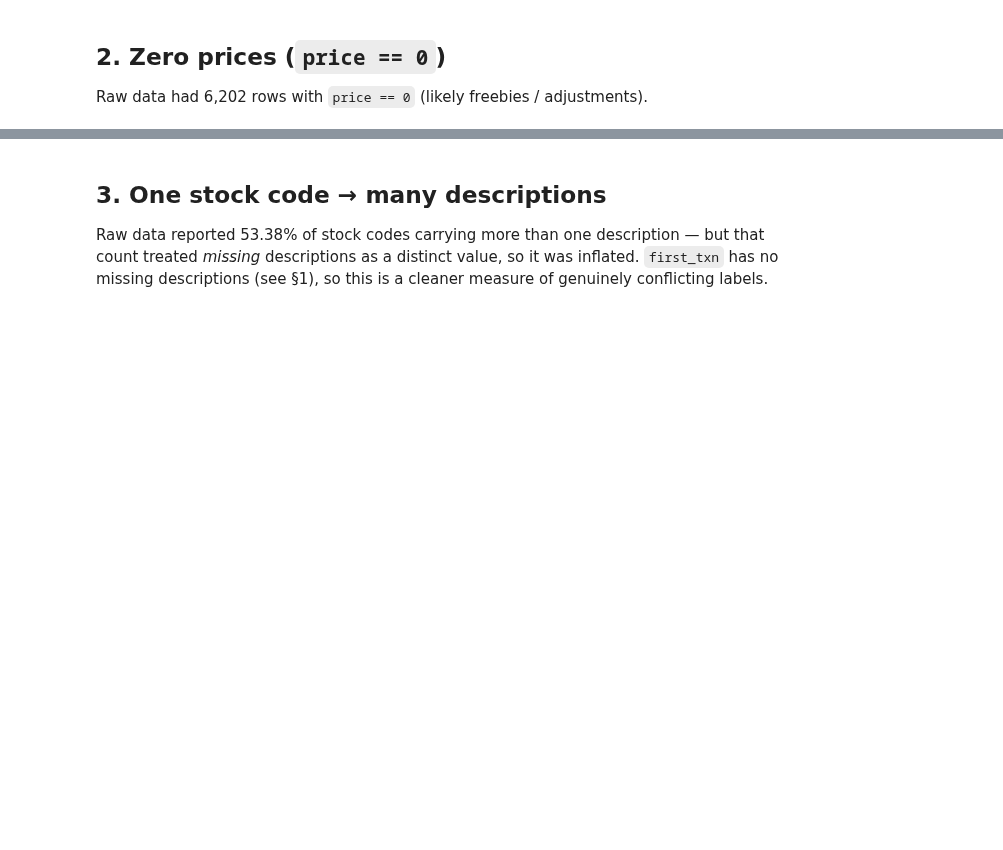
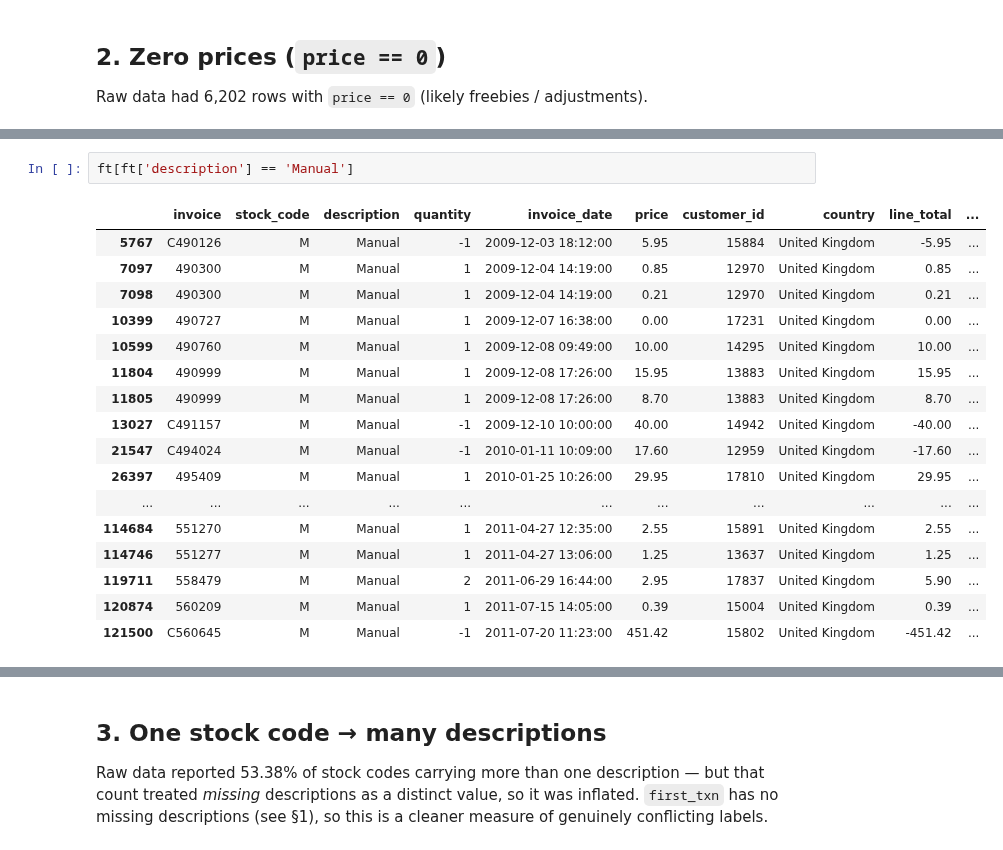
Before and after one commit to Lazr-Galstyan/testing_autoresearch, a Jupyter notebook: notebooks/02_data_quality_first_txn.ipynb, the cells around one changed output, grey strips where cells are left out. Cells and saved outputs as stored; diff of their text form; blank space fills up the shorter version.

```diff
--- a/notebooks/02_data_quality_first_txn.ipynb
+++ b/notebooks/02_data_quality_first_txn.ipynb
@@ -59,0 +81,20 @@ price == 0 rows : 7 (0.01%)  across 7 invoices   [raw: 6,202 rows]
+# %%
+ft[ft['description'] == 'Manual']
+# %% [output]
+|  | invoice | stock_code | description | quantity | invoice_date | price | customer_id | country | line_total | ... |
+| 5767 | C490126 | M | Manual | -1 | 2009-12-03 18:12:00 | 5.95 | 15884 | United Kingdom | -5.95 | ... |
+| 7097 | 490300 | M | Manual | 1 | 2009-12-04 14:19:00 | 0.85 | 12970 | United Kingdom | 0.85 | ... |
+| 7098 | 490300 | M | Manual | 1 | 2009-12-04 14:19:00 | 0.21 | 12970 | United Kingdom | 0.21 | ... |
+| 10399 | 490727 | M | Manual | 1 | 2009-12-07 16:38:00 | 0.00 | 17231 | United Kingdom | 0.00 | ... |
+| 10599 | 490760 | M | Manual | 1 | 2009-12-08 09:49:00 | 10.00 | 14295 | United Kingdom | 10.00 | ... |
+| 11804 | 490999 | M | Manual | 1 | 2009-12-08 17:26:00 | 15.95 | 13883 | United Kingdom | 15.95 | ... |
+| 11805 | 490999 | M | Manual | 1 | 2009-12-08 17:26:00 | 8.70 | 13883 | United Kingdom | 8.70 | ... |
+| 13027 | C491157 | M | Manual | -1 | 2009-12-10 10:00:00 | 40.00 | 14942 | United Kingdom | -40.00 | ... |
+| 21547 | C494024 | M | Manual | -1 | 2010-01-11 10:09:00 | 17.60 | 12959 | United Kingdom | -17.60 | ... |
+| 26397 | 495409 | M | Manual | 1 | 2010-01-25 10:26:00 | 29.95 | 17810 | United Kingdom | 29.95 | ... |
+| ... | ... | ... | ... | ... | ... | ... | ... | ... | ... | ... |
+| 114684 | 551270 | M | Manual | 1 | 2011-04-27 12:35:00 | 2.55 | 15891 | United Kingdom | 2.55 | ... |
+| 114746 | 551277 | M | Manual | 1 | 2011-04-27 13:06:00 | 1.25 | 13637 | United Kingdom | 1.25 | ... |
+| 119711 | 558479 | M | Manual | 2 | 2011-06-29 16:44:00 | 2.95 | 17837 | United Kingdom | 5.90 | ... |
+| 120874 | 560209 | M | Manual | 1 | 2011-07-15 14:05:00 | 0.39 | 15004 | United Kingdom | 0.39 | ... |
+| 121500 | C560645 | M | Manual | -1 | 2011-07-20 11:23:00 | 451.42 | 15802 | United Kingdom | -451.42 | ... |
```
Also changed, not shown: parts of 10 cells of this notebook, 1 other file.
